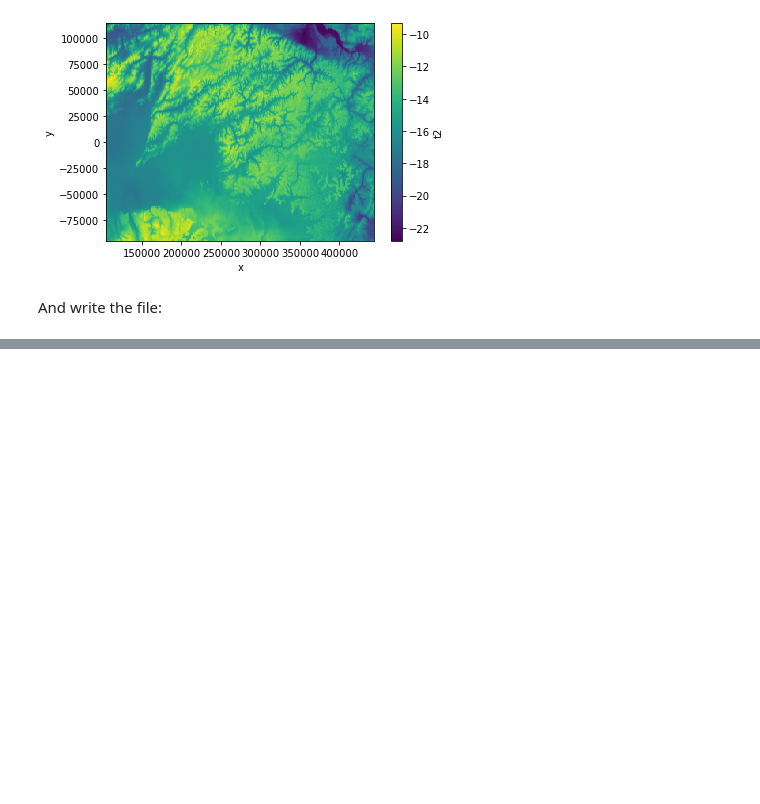
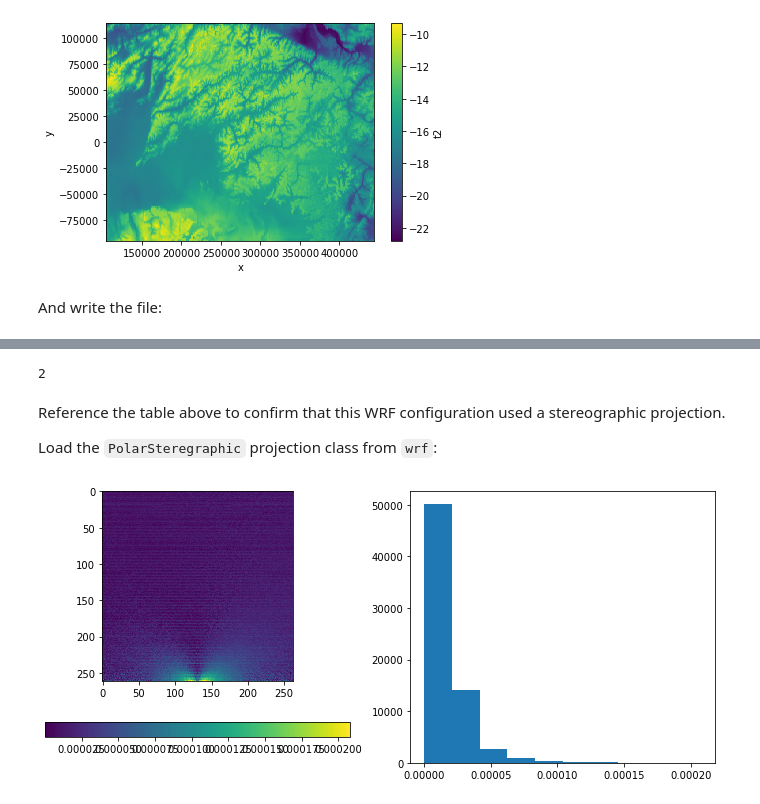
Before and after one commit to ua-snap/snap-geo, a Jupyter notebook: project_wrf.ipynb, the cells around one changed output, grey strips where cells are left out. Cells and saved outputs as stored; diff of their text form; code cells hidden in the pictures; blank space fills up the shorter version.

```diff
--- a/project_wrf.ipynb
+++ b/project_wrf.ipynb
@@ -8,0 +18,17 @@ Load libraries and read WRF geogrid file:
+# %%
+def compute_grid(wrf_proj, geo_ds):
+    wgs_proj = Proj(proj='latlong', datum='WGS84')
+    transformer = Transformer.from_proj(wgs_proj, wrf_proj)
+
+    # Easting and Northings of the domains center point
+    e, n = transformer.transform(geo_ds.CEN_LON, geo_ds.CEN_LAT)
+    # Grid parameters
+    dx, dy = geo_ds.DX, geo_ds.DY
+    nx, ny = geo_ds.dims['west_east'], geo_ds.dims['south_north']
+    # Down left corner of the domain
+    x0 = -(nx-1) / 2. * dx + e
+    y0 = -(ny-1) / 2. * dy + n
+    # 2d grid
+    xx, yy = np.meshgrid(np.arange(nx) * dx + x0, np.arange(ny) * dy + y0)
+
+    return xx, yy
@@ -131,0 +208,9 @@ new_ds.to_netcdf("t2_1km_2008-17_dera_climo_projected.nc")
+# %%
+geo_ds = xr.open_dataset("data/wrf_geogrid_20km_alaska.nc")
+geo_ds.attrs["MAP_PROJ"]
+# %% [output]
+2
+# %% [markdown]
+Reference the table above to confirm that this WRF configuration used a stereographic projection.
+
+Load the `PolarSteregraphic` projection class from `wrf`:
@@ -131,0 +219,9 @@ new_ds.to_netcdf("t2_1km_2008-17_dera_climo_projected.nc")
+# %%
+wrf_vars = ["TRUELAT1", "TRUELAT2", "MOAD_CEN_LAT", "STAND_LON", "POLE_LAT", "POLE_LON"]
+wrf_proj_str = PolarStereographic(**{var: geo_ds.attrs[var] for var in wrf_vars}).proj4()
+wrf_proj = Proj(wrf_proj_str)
+xx, yy = compute_grid(wrf_proj, geo_ds)
+error_arr = compute_error(wrf_proj, xx, yy)
+plot_error(error_arr)
+# %% [output]
+[figure, added]
```
Also changed, not shown: parts of 29 cells of this notebook, 1 other file.
